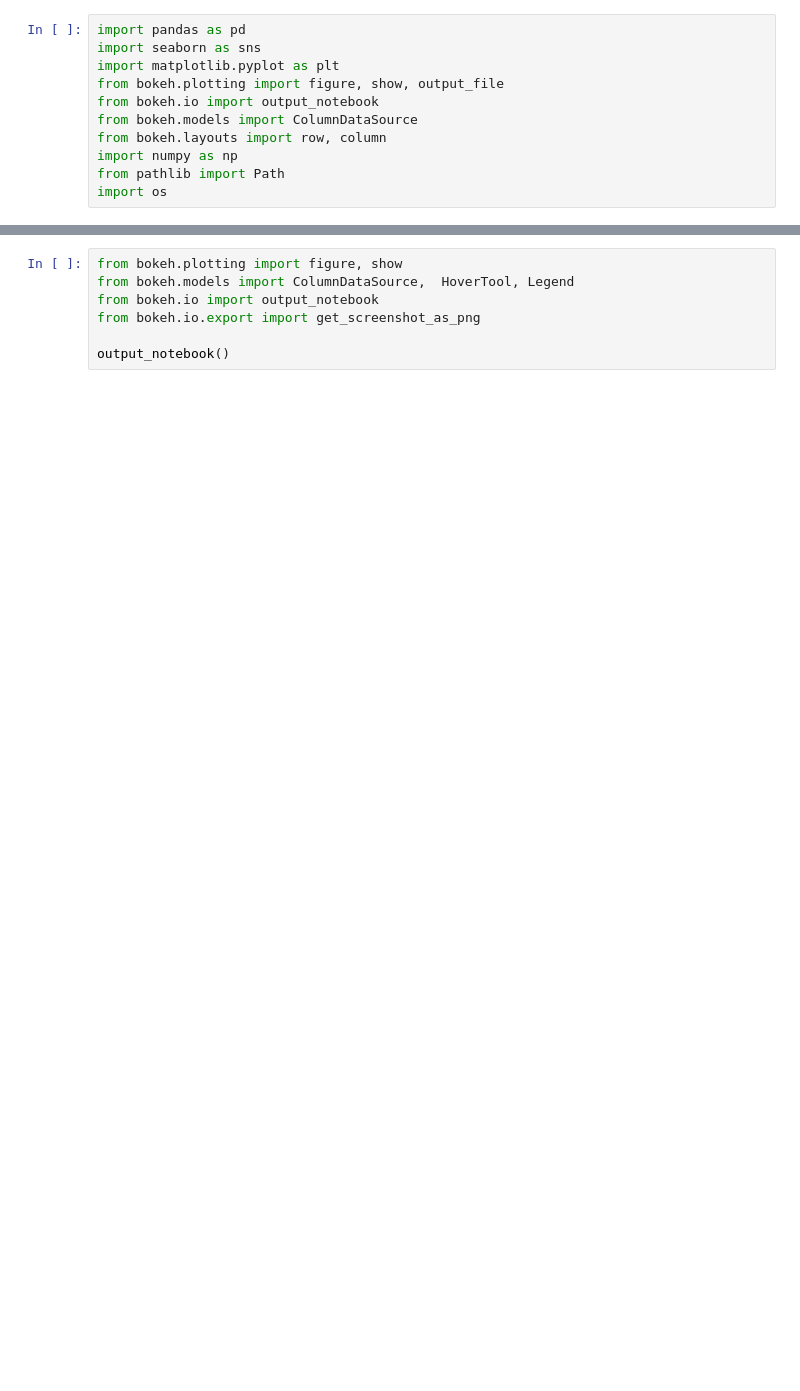
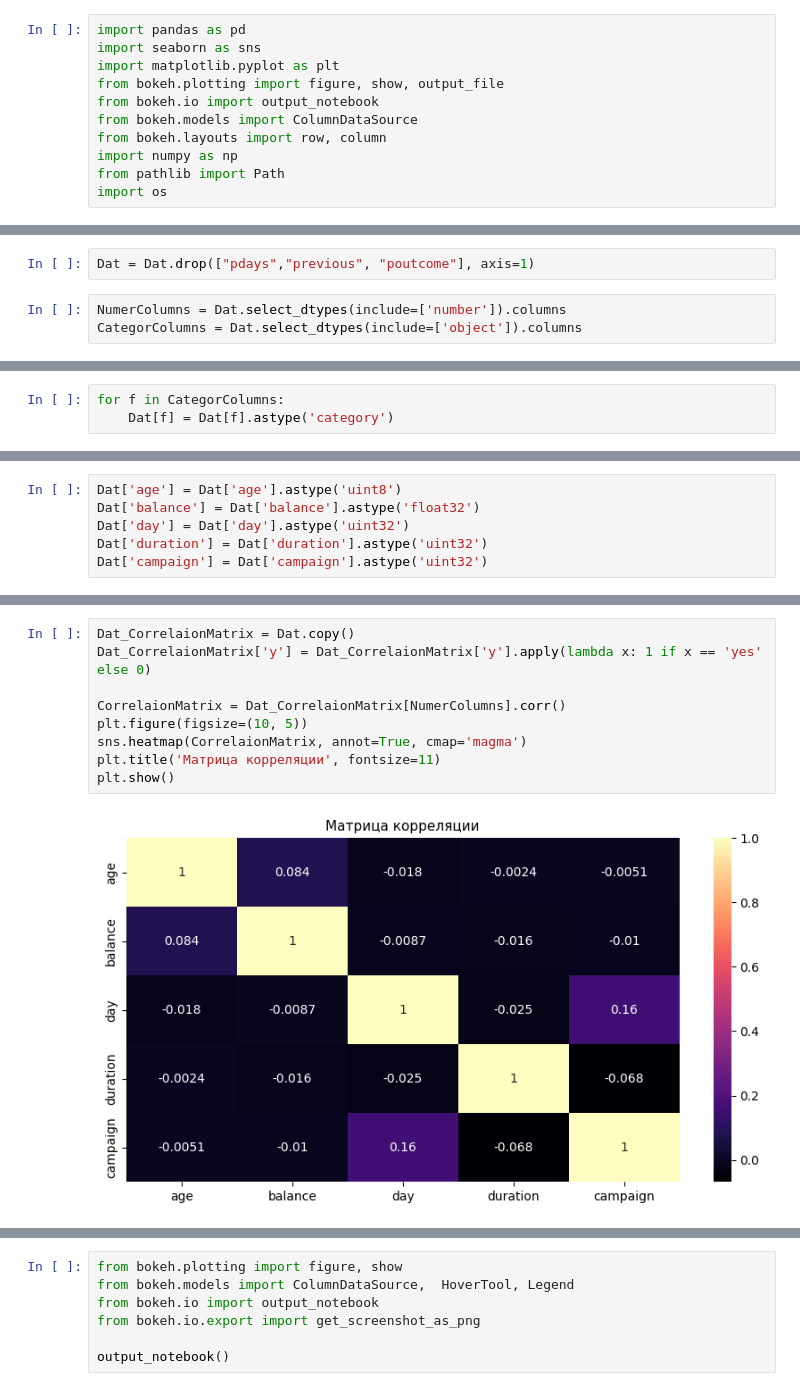
Before and after one commit to KochurovaVA/IIS, a Jupyter notebook: eda/eda.ipynb, the cells around one changed output, grey strips where cells are left out. Cells and saved outputs as stored; diff of their text form; blank space fills up the shorter version.

```diff
--- a/eda/eda.ipynb
+++ b/eda/eda.ipynb
@@ -264,0 +64,5 @@ plt.show()
+# %%
+Dat = Dat.drop(["pdays","previous", "poutcome"], axis=1)
+# %%
+NumerColumns = Dat.select_dtypes(include=['number']).columns
+CategorColumns = Dat.select_dtypes(include=['object']).columns
@@ -264,0 +79,3 @@ plt.show()
+# %%
+for f in CategorColumns:
+    Dat[f] = Dat[f].astype('category')
@@ -264,0 +97,6 @@ plt.show()
+# %%
+Dat['age'] = Dat['age'].astype('uint8')
+Dat['balance'] = Dat['balance'].astype('float32')
+Dat['day'] = Dat['day'].astype('uint32')
+Dat['duration'] = Dat['duration'].astype('uint32')
+Dat['campaign'] = Dat['campaign'].astype('uint32')
@@ -264,0 +208,11 @@ plt.show()
+# %%
+Dat_CorrelaionMatrix = Dat.copy()
+Dat_CorrelaionMatrix['y'] = Dat_CorrelaionMatrix['y'].apply(lambda x: 1 if x == 'yes' else 0)
+
+CorrelaionMatrix = Dat_CorrelaionMatrix[NumerColumns].corr()
+plt.figure(figsize=(10, 5))
+sns.heatmap(CorrelaionMatrix, annot=True, cmap='magma')
+plt.title('Матрица корреляции', fontsize=11)
+plt.show()
+# %% [output]
+[figure, added]
```
Also changed, not shown: parts of 49 cells of this notebook, 7 other files.
